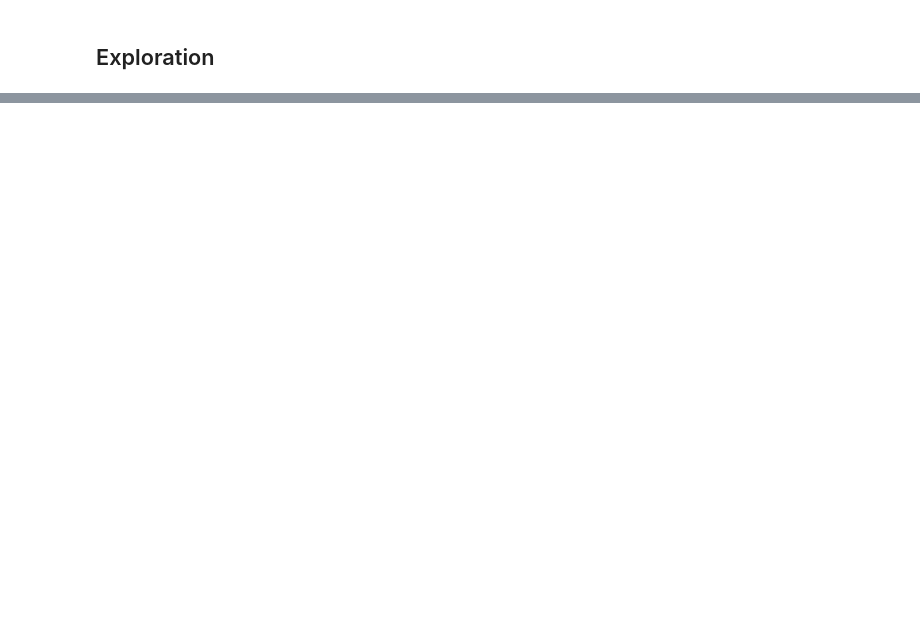
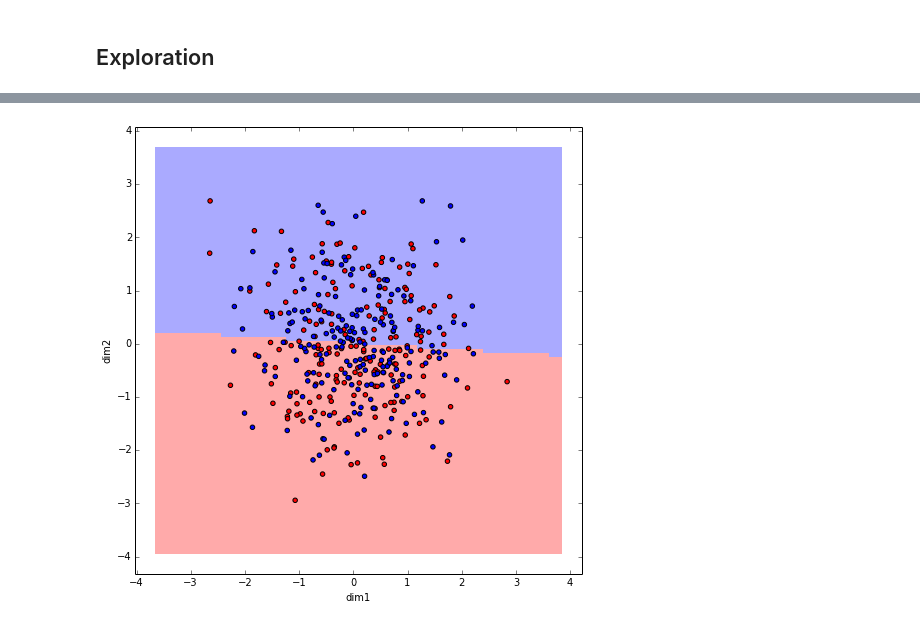
Before and after one commit to matttrent/machine-learning, a Jupyter notebook: logistic-classifier.ipynb, the cells around one changed output, grey strips where cells are left out. Drawn from its saved outputs; the diff is of its cells as text; code cells hidden in the pictures; blank space fills up the shorter version.

```diff
--- a/logistic-classifier.ipynb
+++ b/logistic-classifier.ipynb
@@ -142,0 +149,7 @@ plt.rcParams['figure.figsize'] = (16.0, 16.0)
+# %%
+plot_classifier_datasets (
+        gen_gauss_data( (0,0), (1,1) ),
+        gen_gauss_data( (0,0), (1,1) )
+      )
+# %% [output]
+[figure, added]
```
Also changed, not shown: parts of 8 cells of this notebook.
